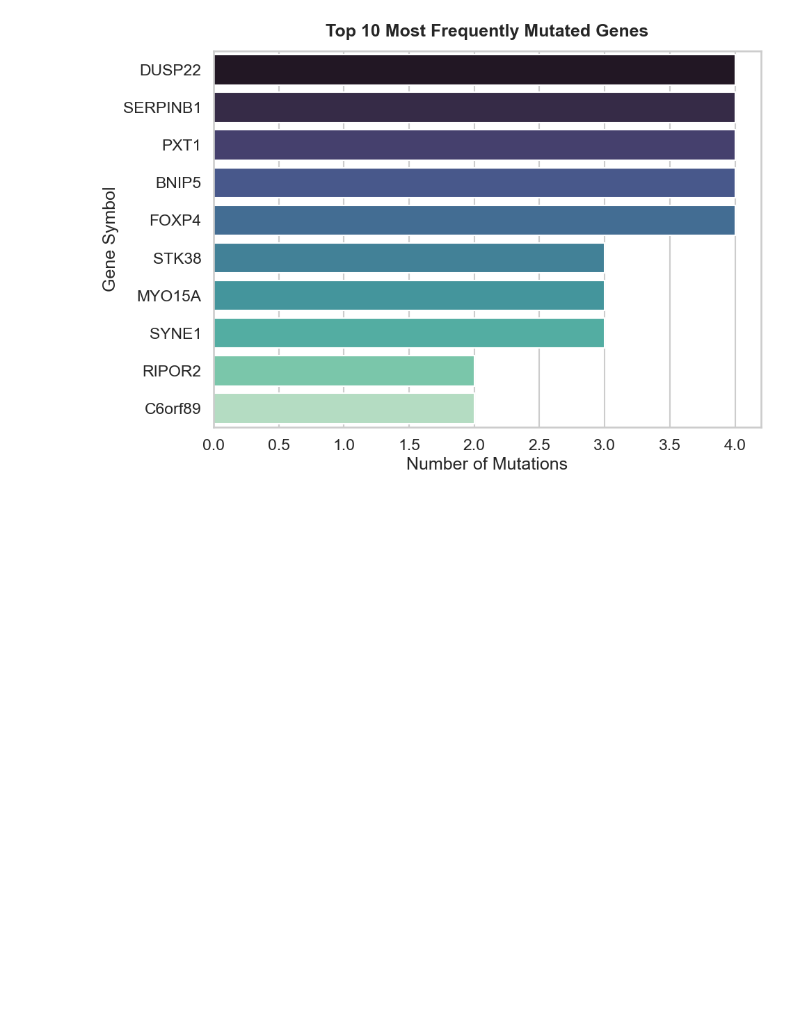
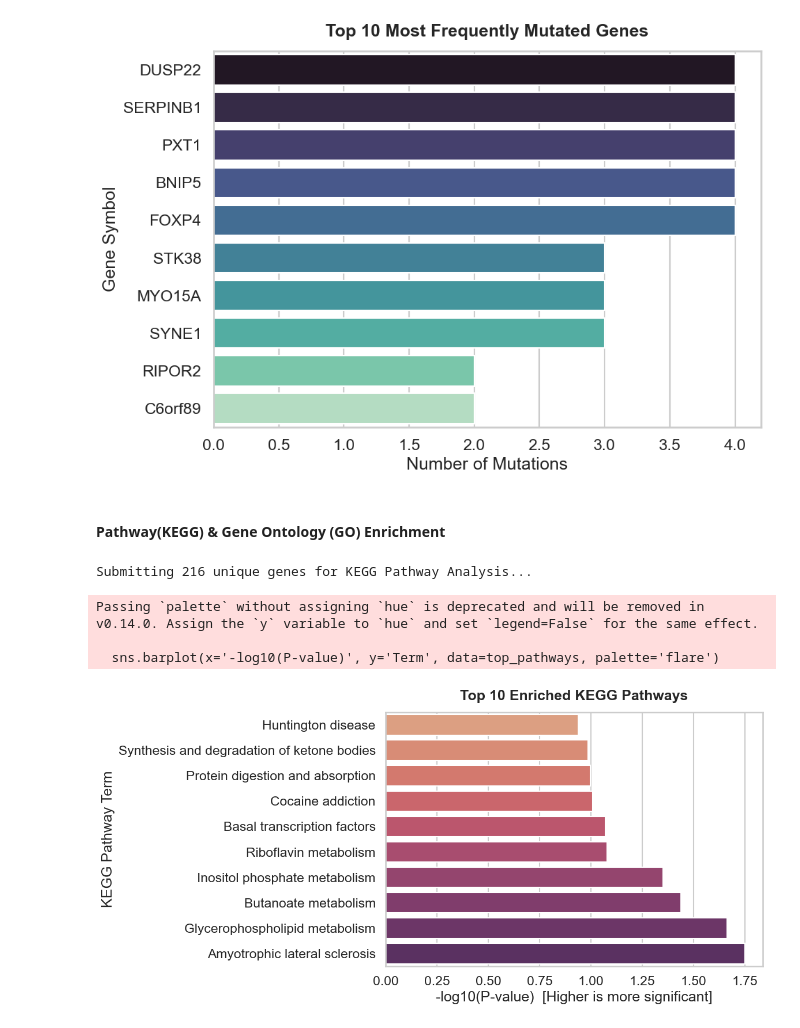
Before and after one commit to Jay-4702/somatic-wes-analysis, a Jupyter notebook: notebooks/06_Exploratory_Analysis.ipynb, the cells around one changed output. Cells and saved outputs as stored; diff of their text form; code cells hidden in the pictures; blank space fills up the shorter version.

```diff
--- a/notebooks/06_Exploratory_Analysis.ipynb
+++ b/notebooks/06_Exploratory_Analysis.ipynb
@@ -92,3 +94,60 @@ Passing `palette` without assigning `hue` is deprecated and will be removed in v
 
   sns.barplot(x=top_genes.values, y=top_genes.index, palette="mako")
 [figure]
+# %% [markdown]
+#### Pathway(KEGG) & Gene Ontology (GO) Enrichment
+# %%
+import requests
+import json
+import numpy as np
+
+# 1. Extract the unique mutated genes
+unique_genes = genes_df['Gene'].dropna().unique().tolist()
+genes_str = '\n'.join(unique_genes)
+print(f"Submitting {len(unique_genes)} unique genes for KEGG Pathway Analysis...")
+
+# 2. Submit gene list to the Enrichr API
+enrichr_add_url = 'https://maayanlab.cloud/Enrichr/addList'
+payload = {
+    'list': (None, genes_str),
+    'description': (None, 'HCC1395 Somatic Mutations (chr6 & chr17)')
+}
+response = requests.post(enrichr_add_url, files=payload)
+
+if response.ok:
+    user_list_id = response.json()['userListId']
+
+    # 3. Query the KEGG Pathways database
+    db_name = 'KEGG_2021_Human'
+    enrichr_query_url = f'https://maayanlab.cloud/Enrichr/enrich?userListId={user_list_id}&backgroundType={db_name}'
+    query_res = requests.get(enrichr_query_url)
+
+    if query_res.ok:
+        data = query_res.json()[db_name]
+
+        # 4. Convert to DataFrame and process
+        enrich_df = pd.DataFrame(data, columns=['Rank', 'Term', 'P-value', 'Z-score', 'Combined_Score', 'Genes', 'Adj_P-value', 'Old_P', 'Old_Adj'])
+
+        # Calculate -log10(p-value) for standard bioinformatics visualization
+        enrich_df['-log10(P-value)'] = -np.log10(enrich_df['P-value'])
+
+        # Grab top 10 most significant pathways and sort them for plotting
+        top_pathways = enrich_df.head(10).sort_values(by='-log10(P-value)', ascending=True)
+
+        # 5. Plot the KEGG enrichment results
+        plt.figure(figsize=(12, 6))
+        sns.barplot(x='-log10(P-value)', y='Term', data=top_pathways, palette='flare')
+
+        plt.title("Top 10 Enriched KEGG Pathways", pad=15, weight='bold')
+        plt.xlabel("-log10(P-value)  [Higher is more significant]")
+        plt.ylabel("KEGG Pathway Term")
+        plt.tight_layout()
+        plt.show()
+else:
+    print(f"Enrichr API Error: {response.status_code}")
+# %% [output]
+Submitting 216 unique genes for KEGG Pathway Analysis...
+Passing `palette` without assigning `hue` is deprecated and will be removed in v0.14.0. Assign the `y` variable to `hue` and set `legend=False` for the same effect.
+
+  sns.barplot(x='-log10(P-value)', y='Term', data=top_pathways, palette='flare')
+[figure, added]
```
Also changed, not shown: parts of 1 cell of this notebook.
